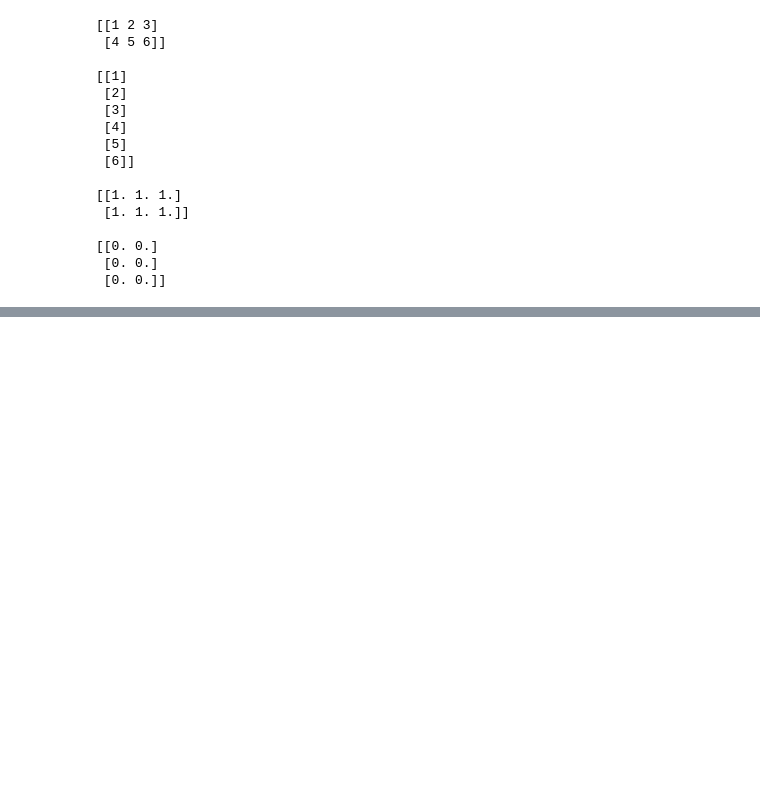
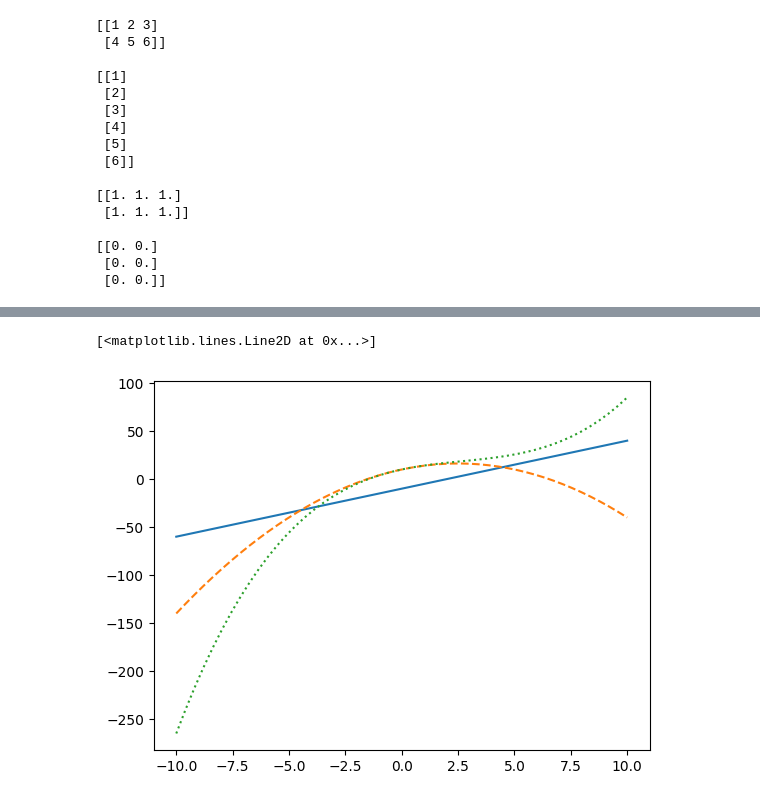
Before and after one commit to KarlClinckspoor/CursoPython, a Jupyter notebook: Capítulos/Capítulo08/Tour dos principais pacotes científicos.ipynb, the cells around one changed output, grey strips where cells are left out. Saved outputs shown, nothing was run; the diff lists cells and outputs as text; code cells hidden in the pictures; blank space fills up the shorter version.

Commit message:
Expandindo numpy e matplotlib

```diff
--- a/Capítulos/Capítulo08/Tour dos principais pacotes científicos.ipynb
+++ b/Capítulos/Capítulo08/Tour dos principais pacotes científicos.ipynb
@@ -155,0 +289,35 @@ def rapido():
+# %%
+xx1 = np.linspace(-10, 10)
+yy_linear = 5 * xx1 - 10
+yy_parabola = -(xx1**2) + 5 * xx1 + 10
+yy_terceiro_grau = 5 / 40 * xx1**3 - xx1**2 + 5 * xx1 + 10
+
+xx2 = np.linspace(-np.pi, np.pi)
+yy_per1 = np.sin(xx2)
+yy_per2 = np.cos(xx2 + np.pi / 2)
+yy_canc = yy_per1 + yy_per2
+yy_tan = np.tan(xx2)
+
+
+def gauss(x, sigma, mu):
+    return 1 / (sigma * np.sqrt(2 * np.pi)) * np.exp(-0.5 * (x - mu) ** 2 / sigma**2)
+
+
+sigma, mu = 1, 0.5
+xx3 = np.linspace(-4, 4)
+yy_gauss_1 = gauss(xx3, sigma, mu)
+yy_gauss_1_max = gauss(mu, sigma, mu)
+yy_gauss_2 = gauss(xx3, sigma, mu - 1)
+yy_gauss_3 = gauss(xx3, sigma, mu + 1)
+yy_gauss_todos = yy_gauss_1 + yy_gauss_2 + yy_gauss_3
+gauss_todos_max_idx = np.argmax(yy_gauss_todos)
+yy_gauss_todos_max = yy_gauss_todos[gauss_todos_max_idx]
+xx_gauss_todos_max = xx3[gauss_todos_max_idx]
+
+
+def cross_model(GP, eta_0, eta_inf, k, n):
+    return eta_inf + (eta_0 - eta_inf) / (1 + (GP / k) ** n)
+
+
+xx4 = np.geomspace(1e-3, 1e3)
+yy_cross = cross_model(xx4, 50, 0.01, 1, 0.85)
@@ -155,0 +379,8 @@ def rapido():
+# %%
+plt.figure()
+plt.plot(xx1, yy_linear)
+plt.plot(xx1, yy_parabola, ls="--")
+plt.plot(xx1, yy_terceiro_grau, ls=":")
+# %% [output]
+[<matplotlib.lines.Line2D at 0x...>]
+[figure, added]
```
Also changed, not shown: parts of 49 cells of this notebook.
